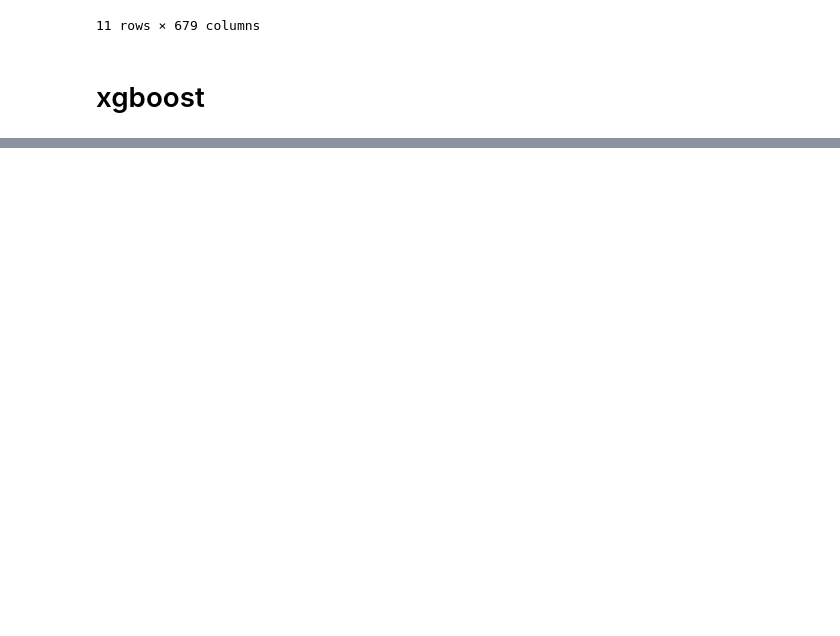
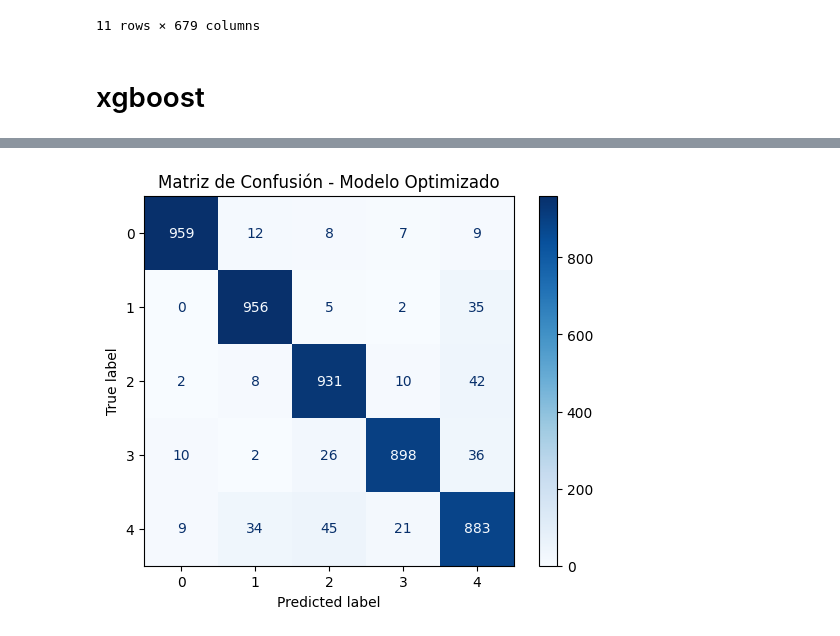
Before and after one commit to moonlightKiR/XGBOOST, a Jupyter notebook: src/main.ipynb, the cells around one changed output, grey strips where cells are left out. Saved outputs shown, nothing was run; the diff lists cells and outputs as text; code cells hidden in the pictures; blank space fills up the shorter version.

Commit message:
a1.4
agrego optuna y matriz de confusion sin ejecutar gridsearch..

```diff
--- a/src/main.ipynb
+++ b/src/main.ipynb
@@ -244,7 +248,7 @@ Total: 0
 # %% [markdown]
 # xgboost
 # %%
-X_train, X_test, y_train, y_test = xgbm.split_df(df=df_clean)
+X_train, X_test, y_train, y_test, le = xgbm.split_df(df=df_clean)
 # %%
 xgbm.train_model(X_train, y_train, X_test, y_test)
 # %% [output]
@@ -279,3 +285,16 @@ XGBClassifier(base_score=None, booster=None, callbacks=None,
 # %%
-xgbm.run_grid_search(X_train, y_train, X_test, y_test)
+X_train, X_test, y_train, y_test, le= xgbm.split_df(df_clean)
+
+# Crear estudio
+study = optuna.create_study(direction="maximize")
+
+# Optimizar usando lambda para pasar los datos
+study.optimize(
+    lambda trial: xgbm.objective(trial, X_train, y_train, X_test, y_test),
+    n_trials=50
+)
+
+# Ver resultados
+print("Mejores parámetros:", study.best_params)
+print("Mejor Accuracy:", study.best_value)
 # %% [output]
@@ -311,0 +320,4 @@ XGBClassifier(base_score=None, booster=None, callbacks=None,
+# %%
+best_params = study.best_params
+params_df = pd.DataFrame(list(best_params.items()), columns=["Hiperparámetro", "Valor"])
+display(params_df)
@@ -311,0 +335,8 @@ XGBClassifier(base_score=None, booster=None, callbacks=None,
+# %%
+opt_model, y_pred_train_opt, y_pred_test_opt, best_iter_opt = xgbm.train_model(
+    X_train,
+    y_train,
+    X_test,
+    y_test,
+    **best_params
+)
@@ -311,0 +360,8 @@ XGBClassifier(base_score=None, booster=None, callbacks=None,
+# %%
+cm = confusion_matrix(y_test, y_pred_test_opt)
+disp = ConfusionMatrixDisplay(cm)
+disp.plot(cmap="Blues")
+plt.title("Matriz de Confusión - Modelo Optimizado")
+plt.show()
+# %% [output]
+[figure, added]
```
Also changed, not shown: parts of 19 cells of this notebook, 1 other file.
